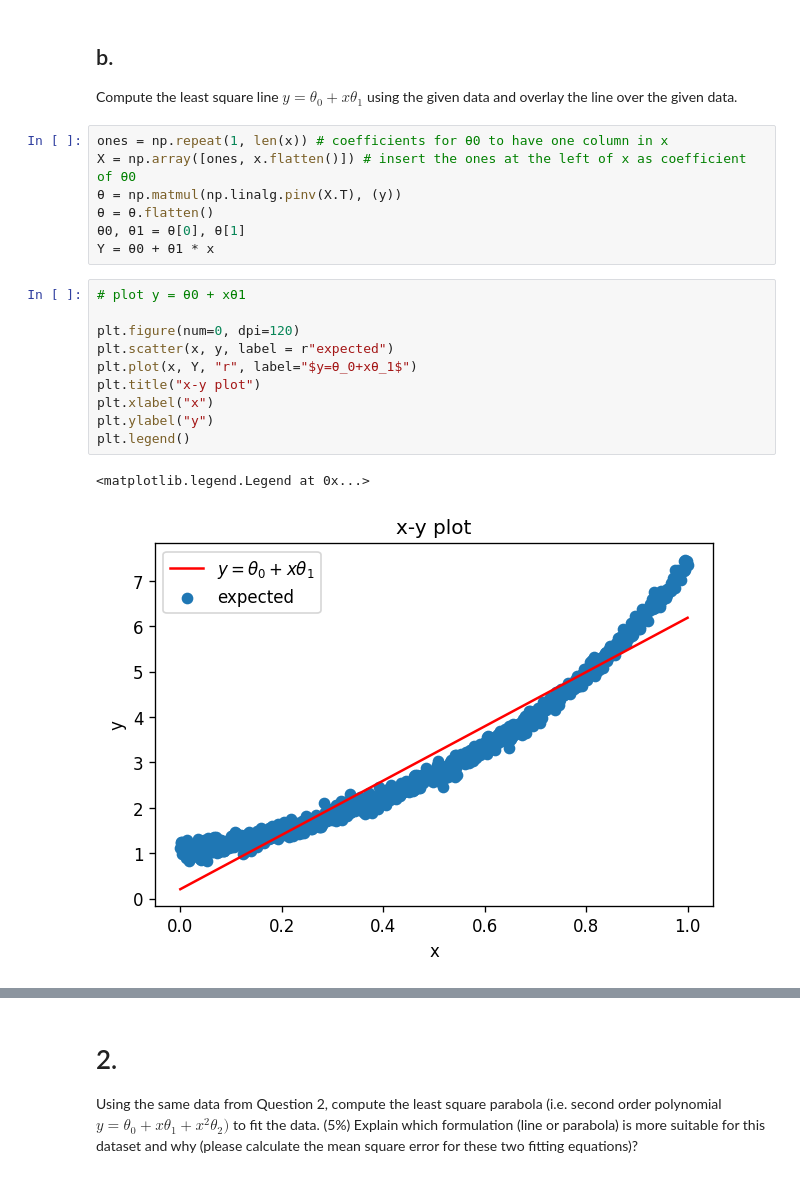
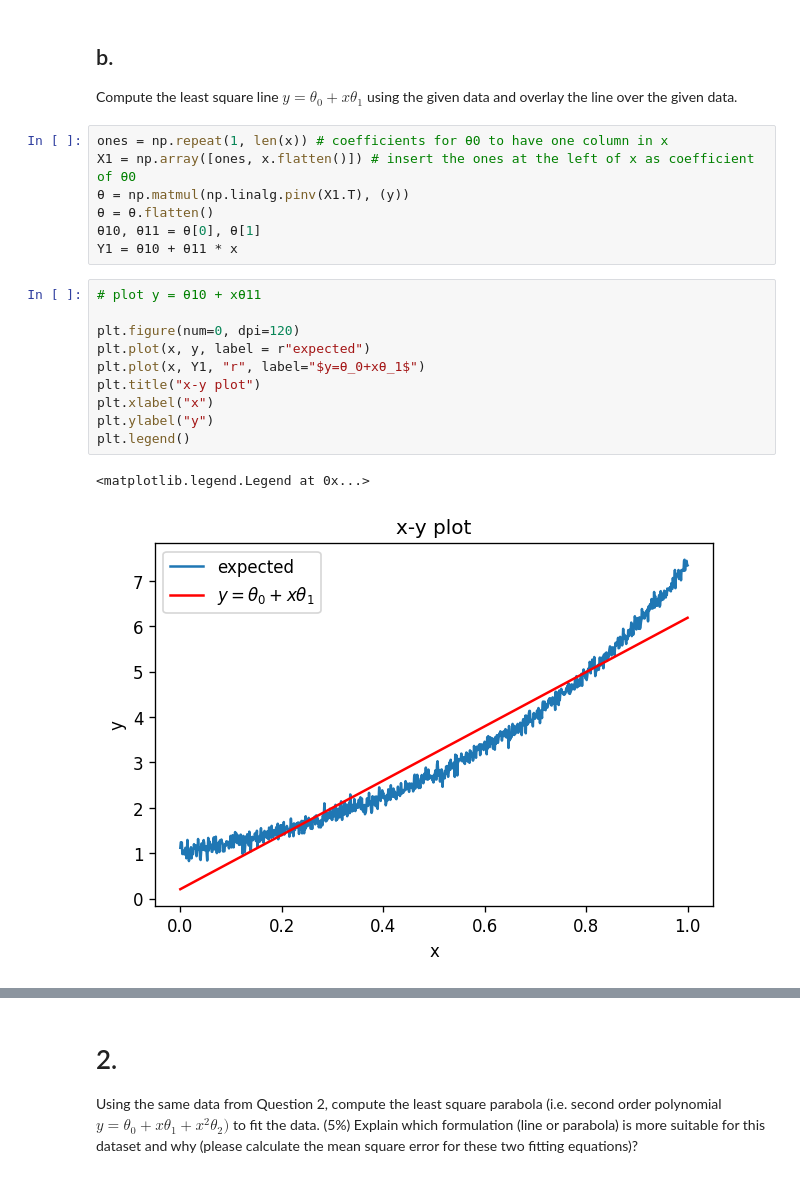
Before and after one commit to mequanent/Deep-Learning, a Jupyter notebook: Maths_for_Deep_Learning.ipynb, the cells around one changed output, grey strips where cells are left out. Saved outputs shown, nothing was run; the diff lists cells and outputs as text.

```diff
--- a/Maths_for_Deep_Learning.ipynb
+++ b/Maths_for_Deep_Learning.ipynb
@@ -56,21 +46,21 @@ Text(0, 0.5, 'y')
 Compute the least square line $y=θ_0+xθ_1$ using the given data and overlay the line over the given data.
 # %%
 ones = np.repeat(1, len(x)) # coefficients for θ0 to have one column in x
-X = np.array([ones, x.flatten()]) # insert the ones at the left of x as coefficient of θ0
-θ = np.matmul(np.linalg.pinv(X.T), (y))
+X1 = np.array([ones, x.flatten()]) # insert the ones at the left of x as coefficient of θ0
+θ = np.matmul(np.linalg.pinv(X1.T), (y))
 θ = θ.flatten()
-θ0, θ1 = θ[0], θ[1]
-Y = θ0 + θ1 * x
+θ10, θ11 = θ[0], θ[1]
+Y1 = θ10 + θ11 * x
 # %%
-# plot y = θ0 + xθ1
+# plot y = θ10 + xθ11
 
 plt.figure(num=0, dpi=120)
-plt.scatter(x, y, label = r"expected")
-plt.plot(x, Y, "r", label="$y=θ_0+xθ_1$")
+plt.plot(x, y, label = r"expected")
+plt.plot(x, Y1, "r", label="$y=θ_0+xθ_1$")
 plt.title("x-y plot")
 plt.xlabel("x")
 plt.ylabel("y")
 plt.legend()
 # %% [output]
 <matplotlib.legend.Legend at 0x...>
-[figure, old version]
+[figure, new version]
```
Also changed, not shown: parts of 27 cells of this notebook.
